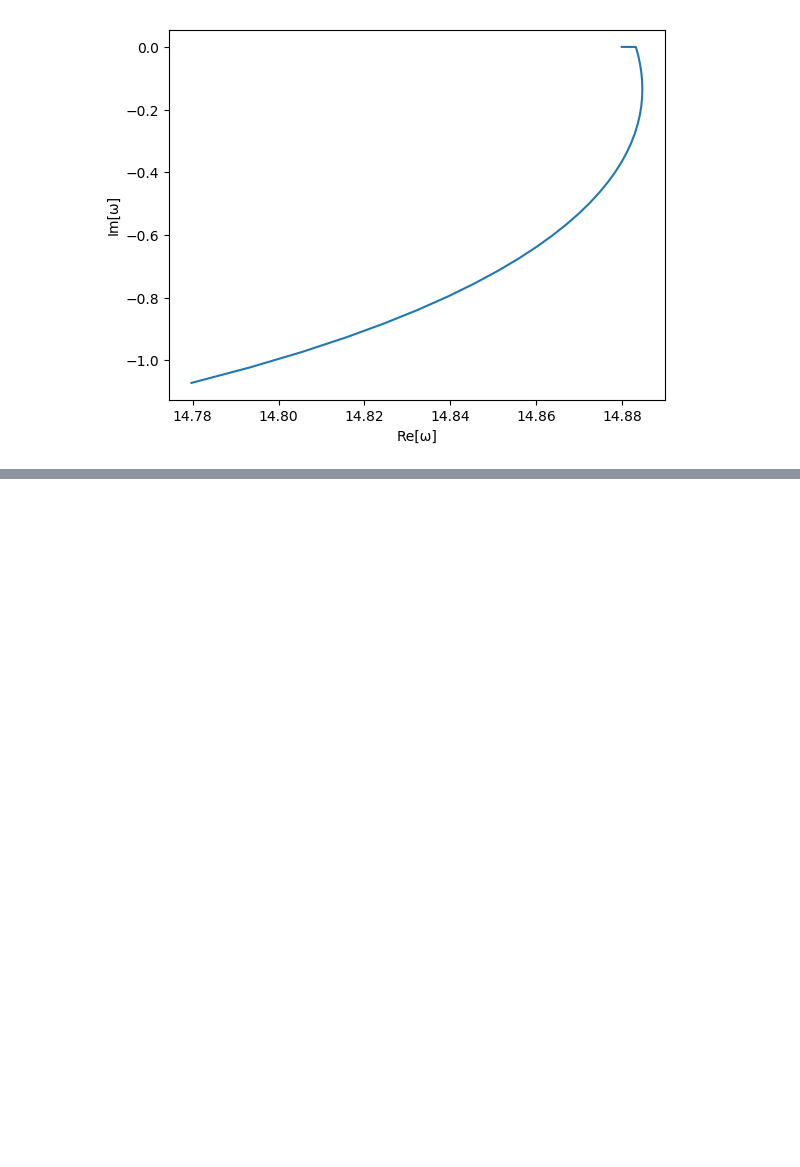
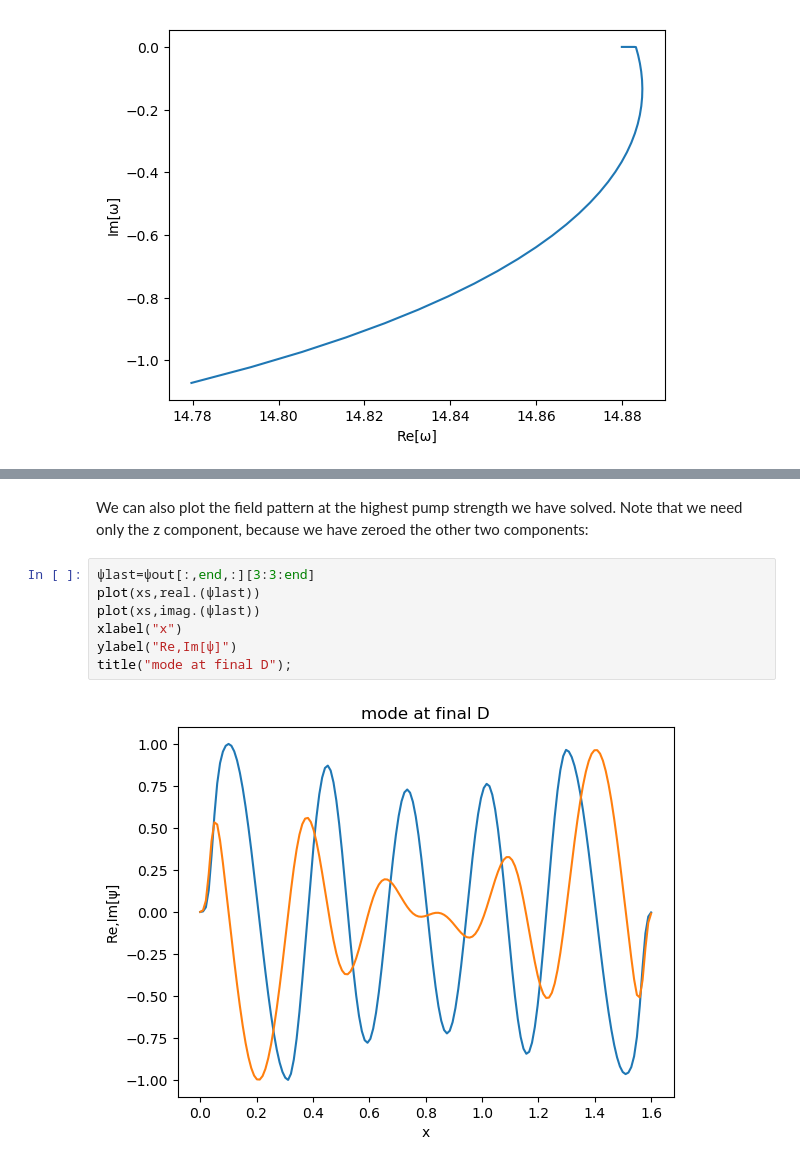
Before and after one commit to wsshin/MaxwellSALT.jl, a Jupyter notebook: tutorial_1dslab.ipynb, the cells around one changed output, grey strips where cells are left out. Cells and saved outputs as stored; diff of their text form; blank space fills up the shorter version.

```diff
--- a/tutorial_1dslab.ipynb
+++ b/tutorial_1dslab.ipynb
@@ -150,0 +155,11 @@ ylabel("|a|^2");
+# %% [markdown]
+We can also plot the field pattern at the highest pump strength we have solved. Note that we need only the z component, because we have zeroed the other two components:
+# %%
+ψlast=ψout[:,end,:][3:3:end]
+plot(xs,real.(ψlast))
+plot(xs,imag.(ψlast))
+xlabel("x")
+ylabel("Re,Im[ψ]")
+title("mode at final D");
+# %% [output]
+[figure, added]
```
Also changed, not shown: parts of 9 cells of this notebook.
